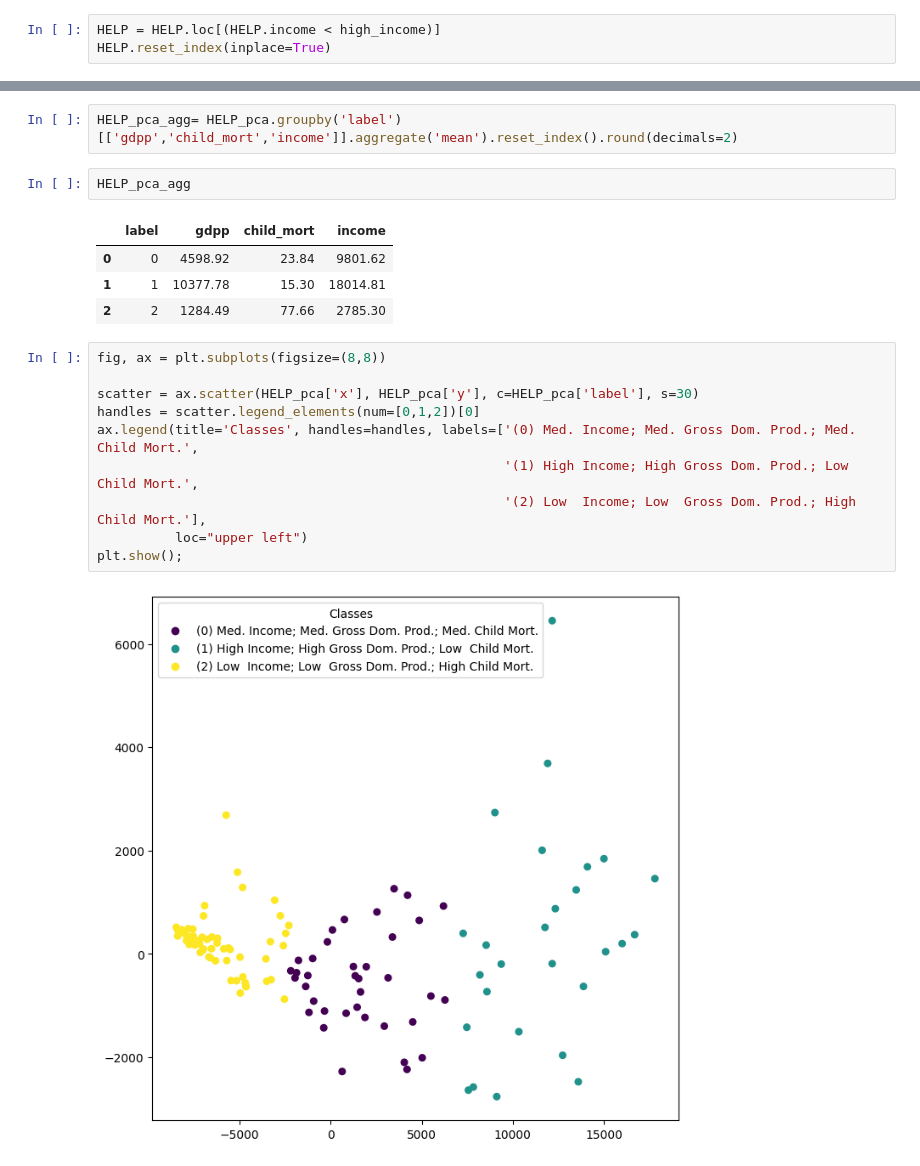
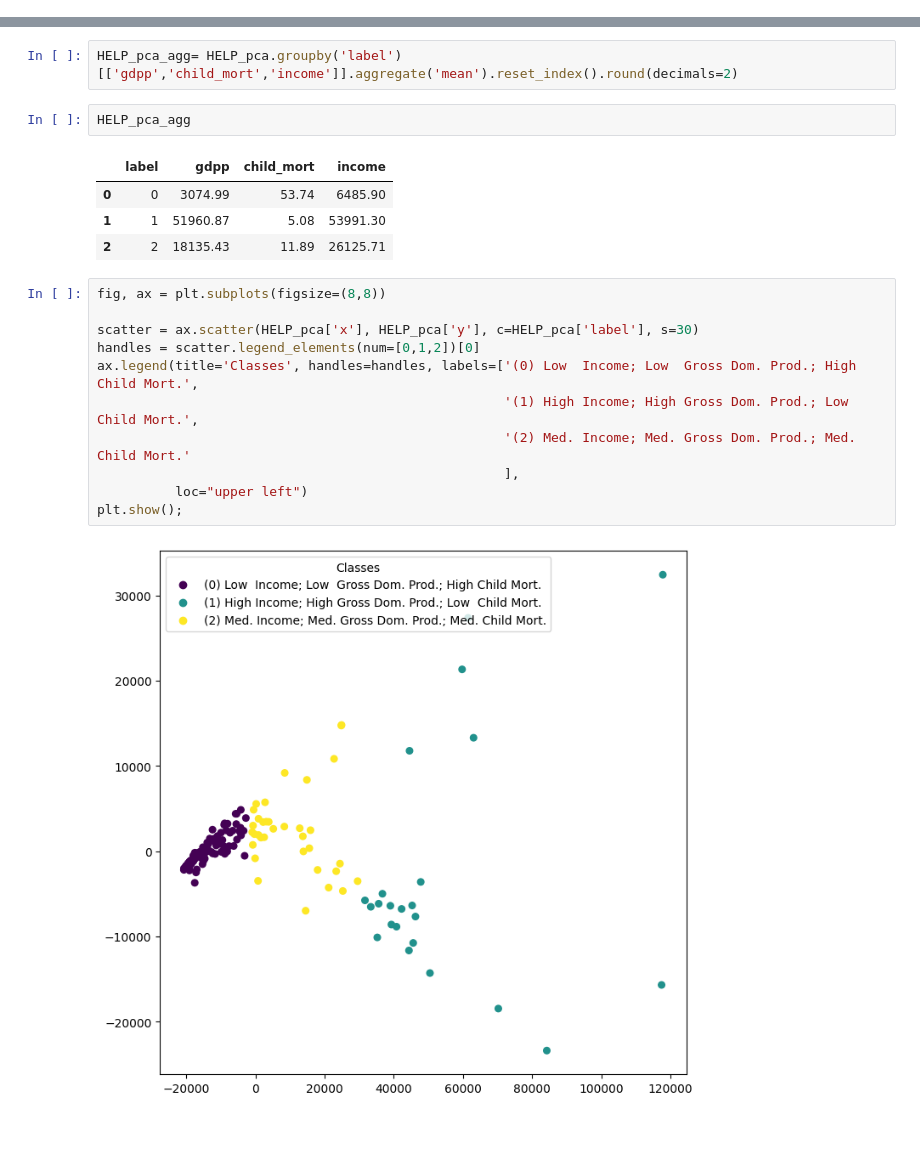
Before and after one commit to rafa-rodriguess/HELP-International-humanitarian-NGO, a Jupyter notebook: HELP International humanitarian NGO - KMEANS PCA.ipynb, the cells around one changed output, grey strips where cells are left out. Cells and saved outputs as stored; diff of their text form; blank space fills up the shorter version.

```diff
--- a/HELP International humanitarian NGO - KMEANS PCA.ipynb
+++ b/HELP International humanitarian NGO - KMEANS PCA.ipynb
@@ -46,6 +42,3 @@ high_income = HELP['income'].quantile(.75)
-# %%
-HELP = HELP.loc[(HELP.income < high_income)]
-HELP.reset_index(inplace=True)
 # %% [markdown]
 ## Apply PCA
 # %% [markdown]
@@ -181,21 +174,22 @@ HELP_pca_agg= HELP_pca.groupby('label')[['gdpp','child_mort','income']].aggregat
 HELP_pca_agg
 # %% [output]
 |  | label | gdpp | child_mort | income |
-| 0 | 0 | 4598.92 | 23.84 | 9801.62 |
-| 1 | 1 | 10377.78 | 15.30 | 18014.81 |
-| 2 | 2 | 1284.49 | 77.66 | 2785.30 |
+| 0 | 0 | 3074.99 | 53.74 | 6485.90 |
+| 1 | 1 | 51960.87 | 5.08 | 53991.30 |
+| 2 | 2 | 18135.43 | 11.89 | 26125.71 |
 # %%
 fig, ax = plt.subplots(figsize=(8,8))
 
 scatter = ax.scatter(HELP_pca['x'], HELP_pca['y'], c=HELP_pca['label'], s=30)
 handles = scatter.legend_elements(num=[0,1,2])[0]
-ax.legend(title='Classes', handles=handles, labels=['(0) Med. Income; Med. Gross Dom. Prod.; Med. Child Mort.',
+ax.legend(title='Classes', handles=handles, labels=['(0) Low  Income; Low  Gross Dom. Prod.; High Child Mort.',
                                                     '(1) High Income; High Gross Dom. Prod.; Low  Child Mort.',
-                                                    '(2) Low  Income; Low  Gross Dom. Prod.; High Child Mort.'],
+                                                    '(2) Med. Income; Med. Gross Dom. Prod.; Med. Child Mort.'
+                                                    ],
           loc="upper left")
 plt.show();
 # %% [output]
-[figure, old version]
+[figure, new version]
 # %%
 print(HELP_pca[['country','label','gdpp','child_mort','income']].to_markdown())
 # %% [output]
```
Also changed, not shown: parts of 8 cells of this notebook.
